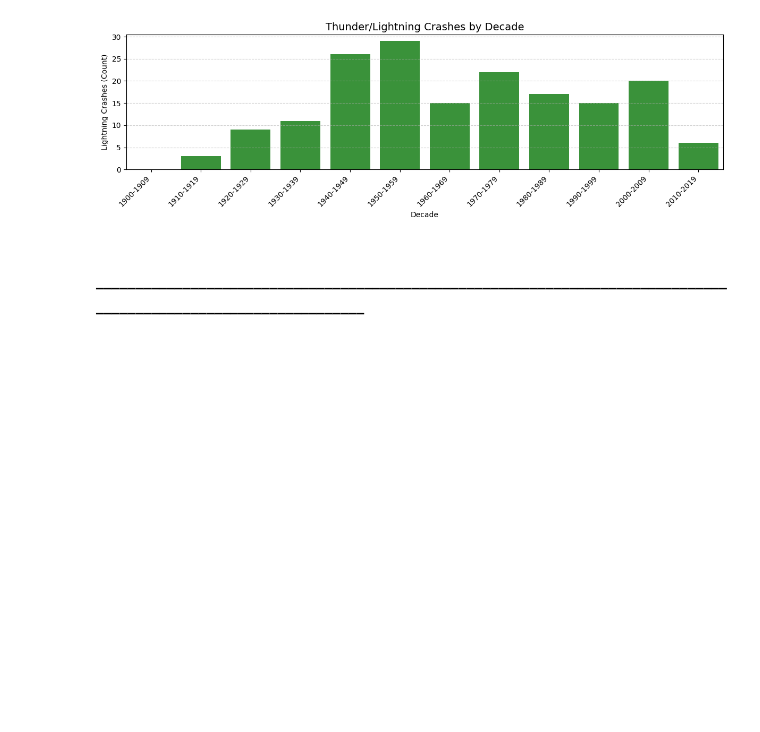
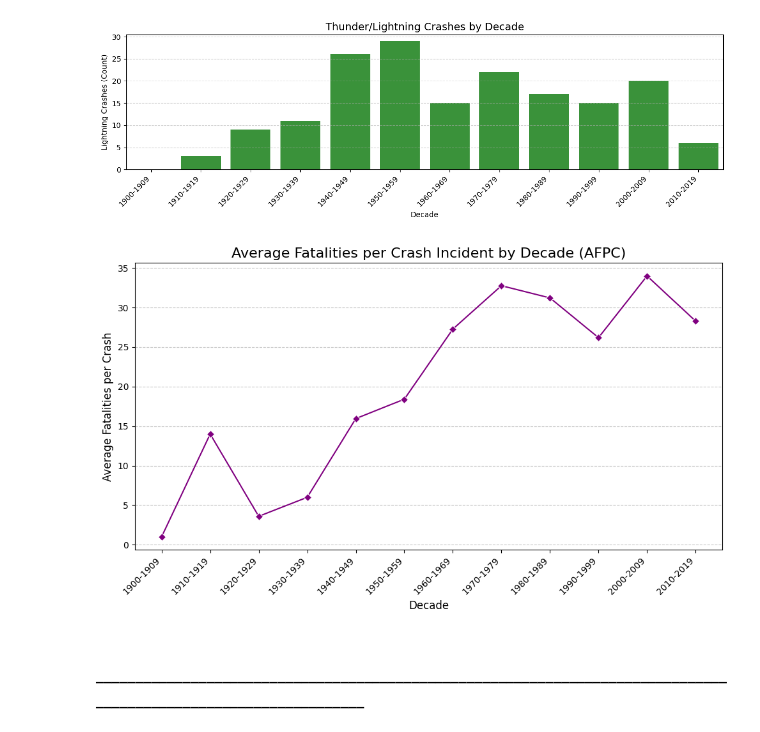
Before and after one commit to sdw93/Airplane-Crash-Analysis, a Jupyter notebook: Aviation_Safety_EDA.ipynb, the cells around one changed output. Saved outputs shown, nothing was run; the diff lists cells and outputs as text; code cells hidden in the pictures; blank space fills up the shorter version.

Commit message:
Updated Notebook and added Images

```diff
--- a/Aviation_Safety_EDA.ipynb
+++ b/Aviation_Safety_EDA.ipynb
@@ -467,6 +467,49 @@ plt.show() # Use show() in your notebook
 # %% [output]
 [figure]
 [figure]
+# %%
+# Assuming 'merged_decades' contains 'total_crashes' and 'total_fatalities' (onboard only)
+# For a more complete view, use 'total_fatalities_all' if available.
+
+# Re-aggregating to ensure we use Total Fatalities (Onboard + Ground)
+# Assuming 'crash_data' is available:
+crash_data['total_fatalities_all'] = crash_data['fatalities_total'] + crash_data['ground_fatalities']
+
+decade_data = crash_data.groupby('decade_start').agg(
+    total_crashes=('year', 'size'),
+    total_fatalities=('total_fatalities_all', 'sum')
+).reset_index()
+
+# 1. Calculate Average Fatalities Per Crash (AFPC)
+decade_data['AFPC'] = decade_data['total_fatalities'] / decade_data['total_crashes']
+
+# 2. --- Create the AFPC Line Plot ---
+plt.figure(figsize=(10, 6))
+
+sns.lineplot(
+    x='decade_start',
+    y='AFPC',
+    data=decade_data,
+    marker='D', # Use a diamond marker for this key new metric
+    linewidth=1.5,
+    color='purple'
+)
+
+# Format X-axis labels
+decade_labels = [f'{int(y)}-{int(y)+9}' for y in decade_data['decade_start']]
+plt.xticks(ticks=decade_data['decade_start'], labels=decade_labels, rotation=45, ha='right')
+
+# Add titles and labels
+plt.title('Average Fatalities per Crash Incident by Decade (AFPC)', fontsize=16)
+plt.xlabel('Decade', fontsize=12)
+plt.ylabel('Average Fatalities per Crash', fontsize=12)
+plt.grid(True, linestyle='--', alpha=0.7, axis='y')
+
+plt.tight_layout()
+plt.savefig("average-fatalities-per-crash-decade.jpeg", format = "jpeg", dpi = 300)
+plt.show()
+# %% [output]
+[figure, added]
 # %% [markdown]
 ### **__________________________________________________________________________________________________________________**
 # %% [markdown]
```
Also changed, not shown: parts of 7 cells of this notebook, 2 other files.
